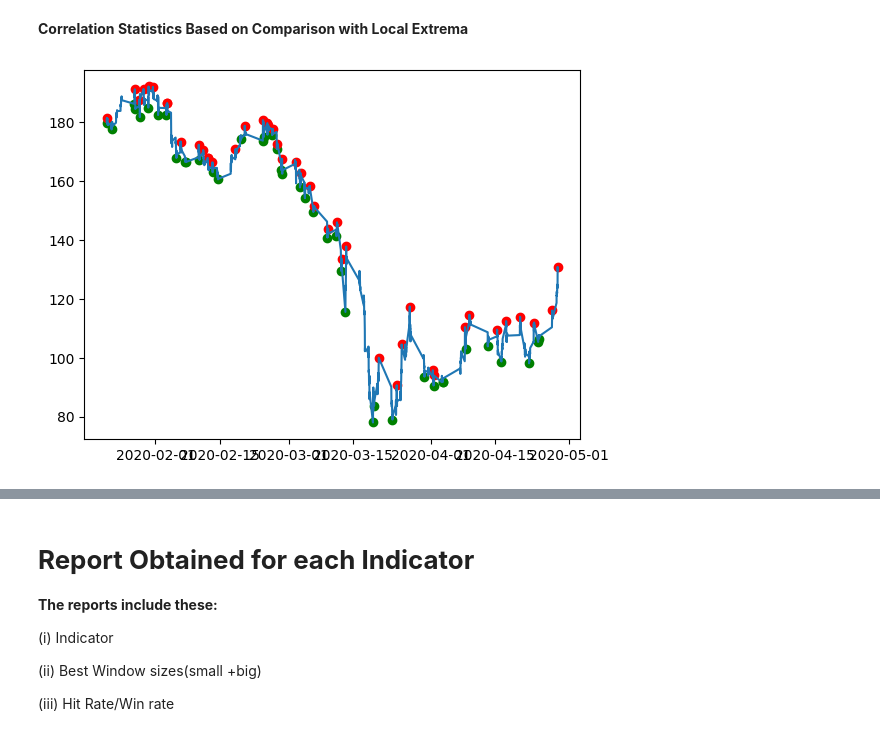
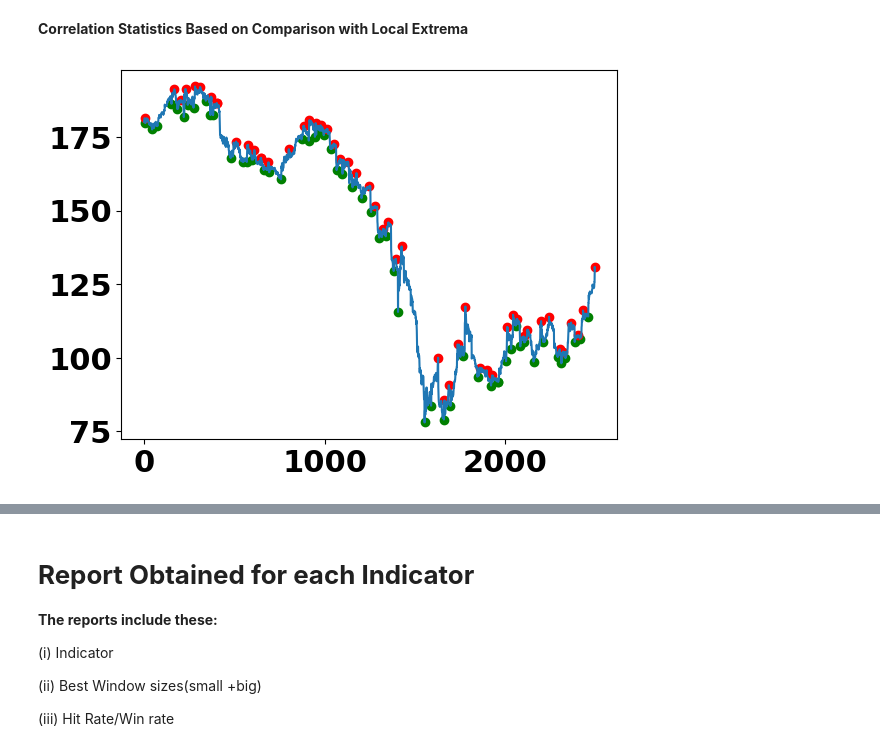
Before and after one commit to abhinav70291/TechnicalAnalysis-for-intra-day-trading, a Jupyter notebook: Technical_Analysis_rectified.ipynb, the cells around one changed output, grey strips where cells are left out. Drawn from its saved outputs; the diff is of its cells as text; code cells hidden in the pictures.

```diff
--- a/Technical_Analysis_rectified.ipynb
+++ b/Technical_Analysis_rectified.ipynb
@@ -19,5 +19,3 @@ df.tail(5)
 | 2494 | 2020-04-28T14:55:00 | 125.80 | 125.80 | 125.8 | 125.80 | 145240 |
 | 2495 | 2020-04-28T15:05:00 | 125.80 | 131.50 | 125.8 | 130.85 | 3162404 |
 | 2496 | 2020-04-28T15:15:00 | 130.95 | 130.95 | 129.6 | 129.75 | 221556 |
-# %%
-df["pricing"]=df.Close * df.Volume *0.01
@@ -286,0 +422,11 @@ metrics_df.head()
+# %%
+ # Initialize the signal column with hold signals
+df['signal'] = 0
+
+# Generate buy signals at local minima
+df.loc[df['min'].notna(), 'signal'] = 1
+
+# Generate sell signals at local maxima
+df.loc[df['max'].notna(), 'signal'] = -1
+
+df.head(20)
@@ -1082,7 +1248,7 @@ df = df.drop(columns=['BuyPrice', 'SellPrice'])
 # %%
-plt.scatter(df.index, df['min'], c='g')
-plt.scatter(df.index, df['max'], c='r')
-plt.plot(df.index, df['Close'])
+plt.scatter(range(len(df)),df['min'], c='g')
+plt.scatter(range(len(df)),df['max'], c='r')
+plt.plot(range(len(df)),df['Close'])
 plt.show()
 # %% [output]
-[figure, old version]
+[figure, new version]
```
Also changed, not shown: parts of 36 cells of this notebook.
